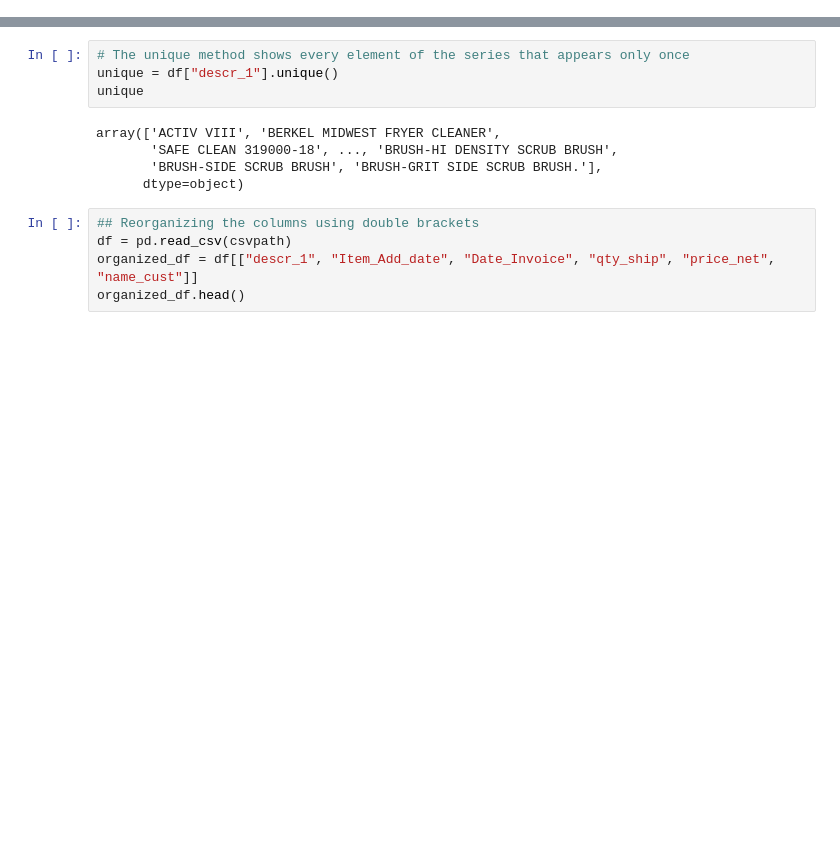
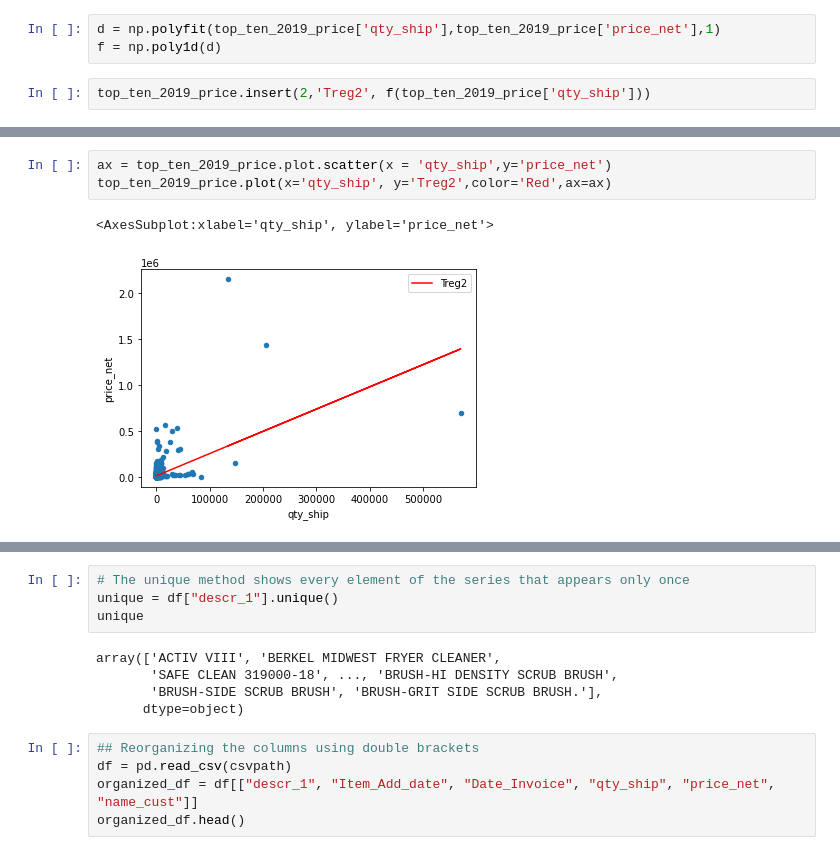
Before and after one commit to aadeba5/Project1, a Jupyter notebook: Amusa.ipynb, the cells around one changed output, grey strips where cells are left out. Cells and saved outputs as stored; diff of their text form; blank space fills up the shorter version.

```diff
--- a/Amusa.ipynb
+++ b/Amusa.ipynb
@@ -45,0 +168,5 @@ total
+# %%
+d = np.polyfit(top_ten_2019_price['qty_ship'],top_ten_2019_price['price_net'],1)
+f = np.poly1d(d)
+# %%
+top_ten_2019_price.insert(2,'Treg2', f(top_ten_2019_price['qty_ship']))
@@ -45,0 +188,6 @@ total
+# %%
+ax = top_ten_2019_price.plot.scatter(x = 'qty_ship',y='price_net')
+top_ten_2019_price.plot(x='qty_ship', y='Treg2',color='Red',ax=ax)
+# %% [output]
+<AxesSubplot:xlabel='qty_ship', ylabel='price_net'>
+[figure, added]
```
Also changed, not shown: parts of 38 cells of this notebook, 1 other file.
